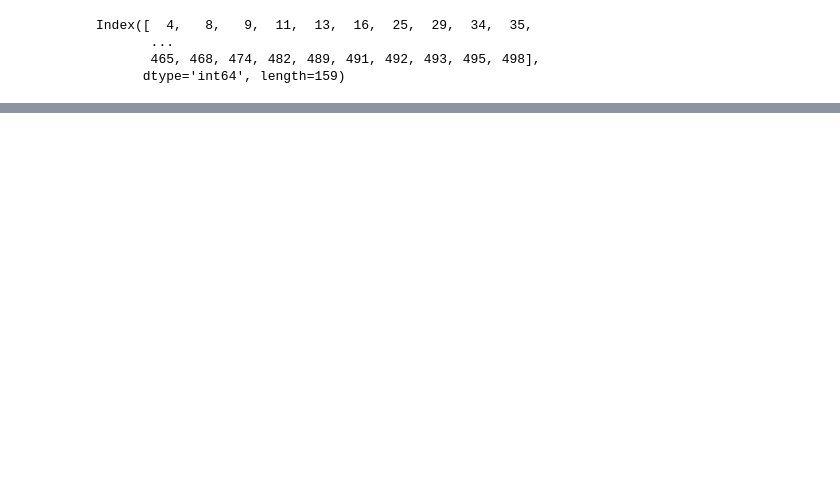
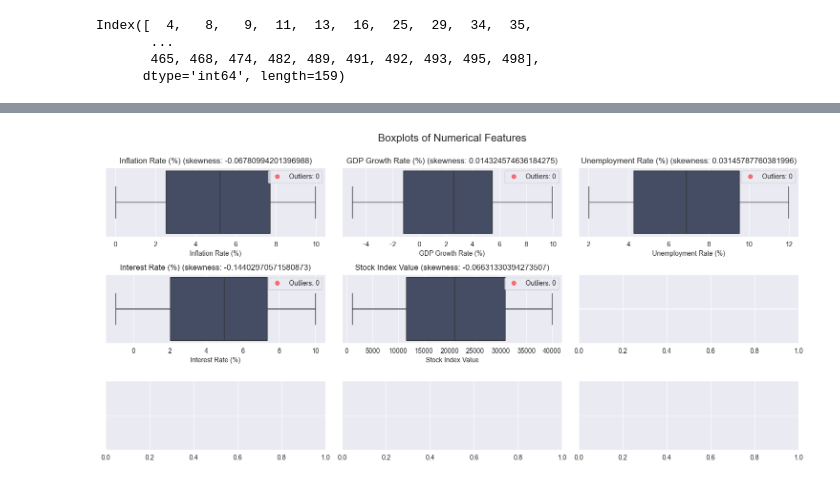
Before and after one commit to muhammederbay10/clustering-countries-economic-indicators, a Jupyter notebook: Countries.ipynb, the cells around one changed output, grey strips where cells are left out. Drawn from its saved outputs; the diff is of its cells as text; code cells hidden in the pictures; blank space fills up the shorter version.

```diff
--- a/Countries.ipynb
+++ b/Countries.ipynb
@@ -174,0 +171,29 @@ df[df['GDP Growth Rate (%)']<0].style.applymap(lambda v: 'background-color: ligh
+# %%
+# Function to plot numerical features boxplot and identify outliers
+def plot_numerical_features_boxplot(data, columns_list, rows, cols, title):
+    sns.set_style("darkgrid")
+    fig, axs = plt.subplots(rows, cols, figsize=(15, 7), sharey=True)
+    fig.suptitle(title, fontsize=16, y=1)
+    axs = axs.flatten()
+    outliers_df = pd.DataFrame(columns=['Column', 'Outliers_index', 'Outliers_value'])
+
+    records = []
+    for i, col in enumerate(columns_list):
+        sns.boxplot(x=data[col], ax=axs[i], color='#404B69')
+        axs[i].set_title(f'{col} (skewness: {data[col].skew()})', fontsize=12)
+
+        Q1 = data[col].quantile(0.25)
+        Q3 = data[col].quantile(0.75)
+        IQR = Q3 - Q1
+        outliers = ((data[col] < (Q1 - 1.5 * IQR)) | (data[col] > (Q3 + 1.5 * IQR)))
+        outliers_index = data[outliers].index.tolist()
+        outliers_index = data[outliers][col].tolist()
+        records.append({'Column': col, 'Outliers_index':  outliers_index, 'Outliers_value': outliers_index})
+        axs[i].plot([], [], 'ro', alpha=0.5, label=f'Outliers: {outliers.sum()}')
+        axs[i].legend(loc='upper right', fontsize=10)
+    plt.tight_layout()
+    return pd.DataFrame(records)
+# %%
+outliers_df = plot_numerical_features_boxplot(data=df, columns_list=numeric_cols, rows=3, cols=3, title='Boxplots of Numerical Features')
+# %% [output]
+[figure, added]
```
Also changed, not shown: parts of 8 cells of this notebook.
